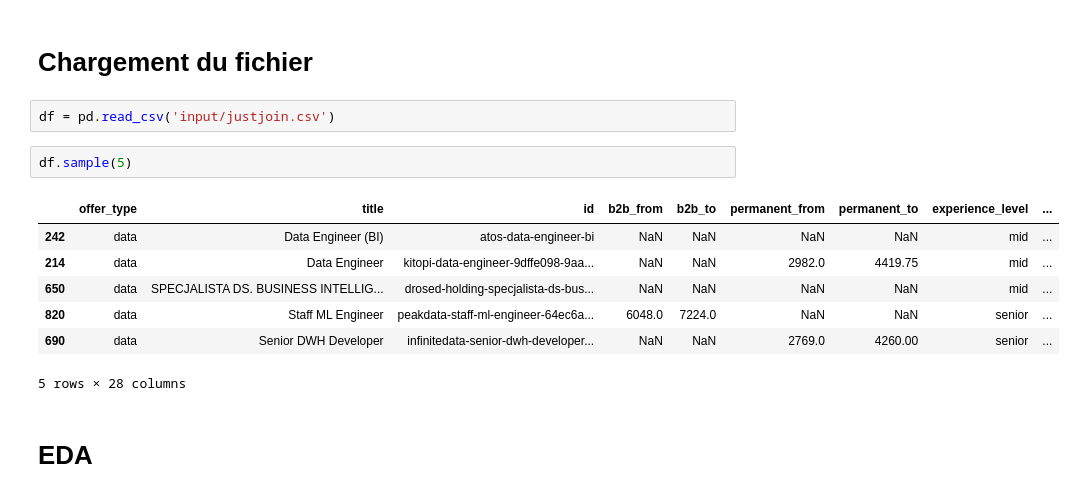
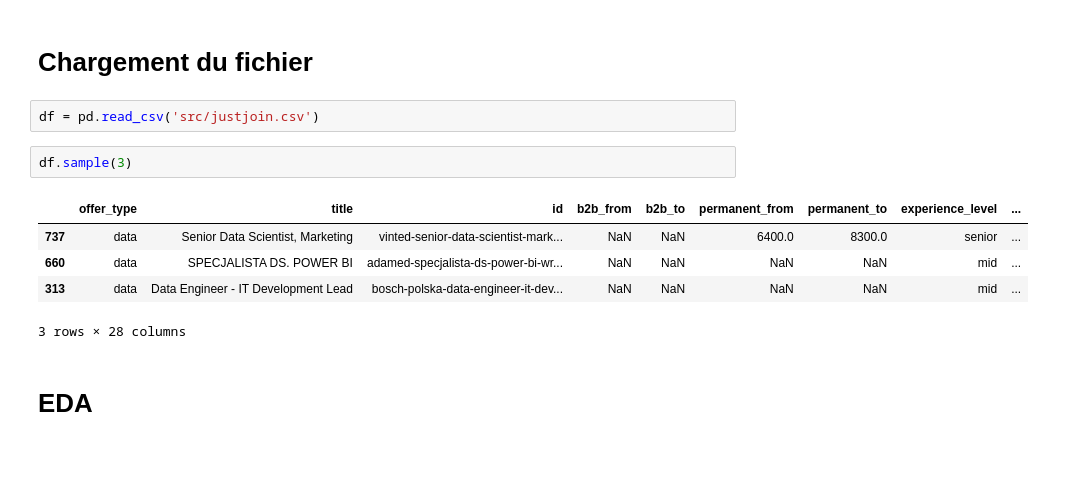
Before and after one commit to ZofiaQlt/justjoin_webscraping_classification, a Jupyter notebook: 1.eda_classification.ipynb, the cells around one changed output. Saved outputs shown, nothing was run; the diff lists cells and outputs as text; blank space fills up the shorter version.

```diff
--- a/1.eda_classification.ipynb
+++ b/1.eda_classification.ipynb
@@ -30,17 +30,15 @@ from sklearn.ensemble import AdaBoostClassifier
 # %% [markdown]
 # Chargement du fichier
 # %%
-df = pd.read_csv('input/justjoin.csv')
+df = pd.read_csv('src/justjoin.csv')
 # %%
-df.sample(5)
+df.sample(3)
 # %% [output]
 |  | offer_type | title | id | b2b_from | b2b_to | permanent_from | permanent_to | experience_level | ... |
-| 242 | data | Data Engineer (BI) | atos-data-engineer-bi | NaN | NaN | NaN | NaN | mid | ... |
-| 214 | data | Data Engineer | kitopi-data-engineer-9dffe098-9aa... | NaN | NaN | 2982.0 | 4419.75 | mid | ... |
-| 650 | data | SPECJALISTA DS. BUSINESS INTELLIG... | drosed-holding-specjalista-ds-bus... | NaN | NaN | NaN | NaN | mid | ... |
-| 820 | data | Staff ML Engineer | peakdata-staff-ml-engineer-64ec6a... | 6048.0 | 7224.0 | NaN | NaN | senior | ... |
-| 690 | data | Senior DWH Developer | infinitedata-senior-dwh-developer... | NaN | NaN | 2769.0 | 4260.00 | senior | ... |
+| 737 | data | Senior Data Scientist, Marketing | vinted-senior-data-scientist-mark... | NaN | NaN | 6400.0 | 8300.0 | senior | ... |
+| 660 | data | SPECJALISTA DS. POWER BI | adamed-specjalista-ds-power-bi-wr... | NaN | NaN | NaN | NaN | mid | ... |
+| 313 | data | Data Engineer - IT Development Lead | bosch-polska-data-engineer-it-dev... | NaN | NaN | NaN | NaN | mid | ... |
-5 rows × 28 columns
+3 rows × 28 columns
 # %% [markdown]
 # **EDA**
 # %% [markdown]
```
Also changed, not shown: parts of 18 cells of this notebook.
